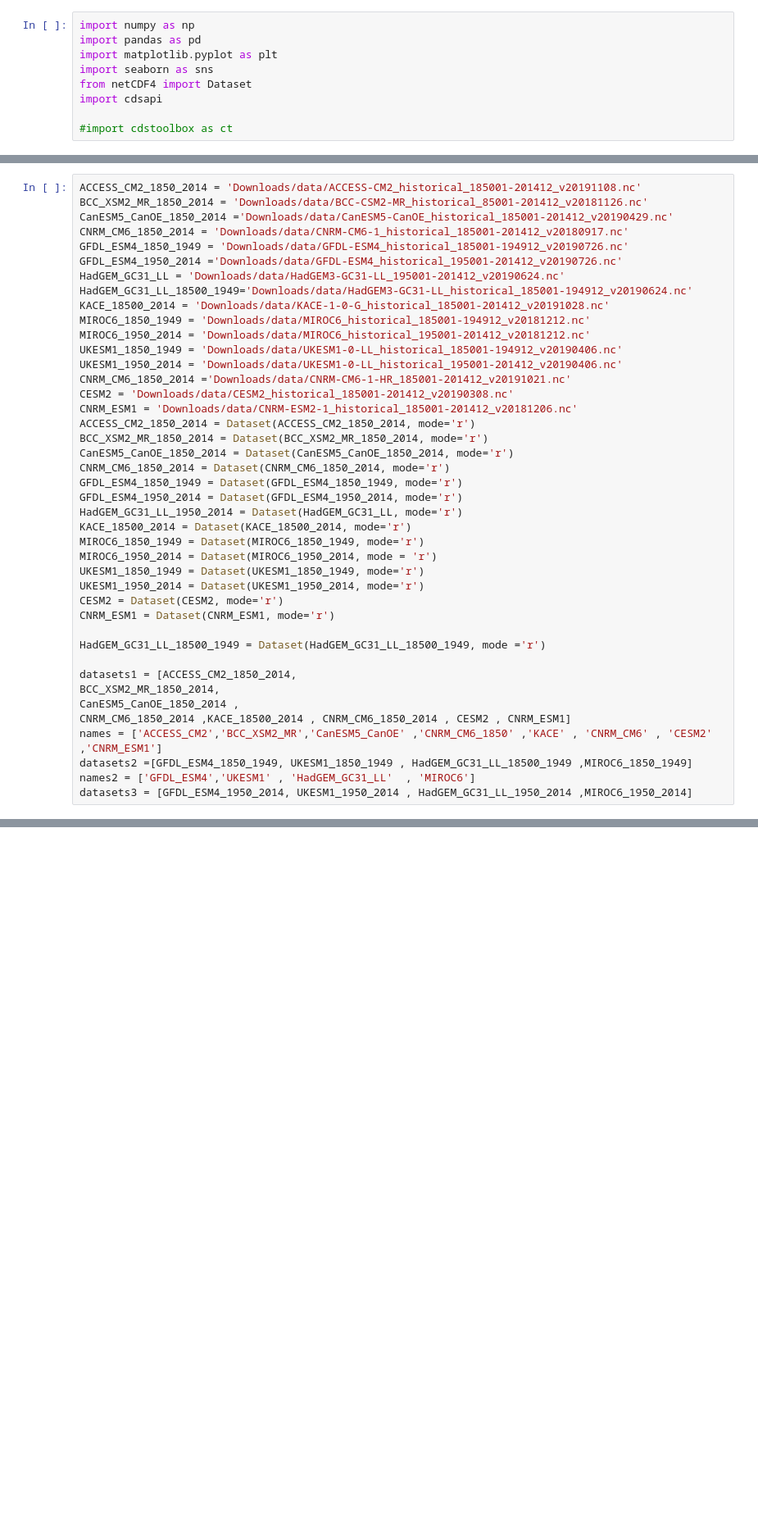
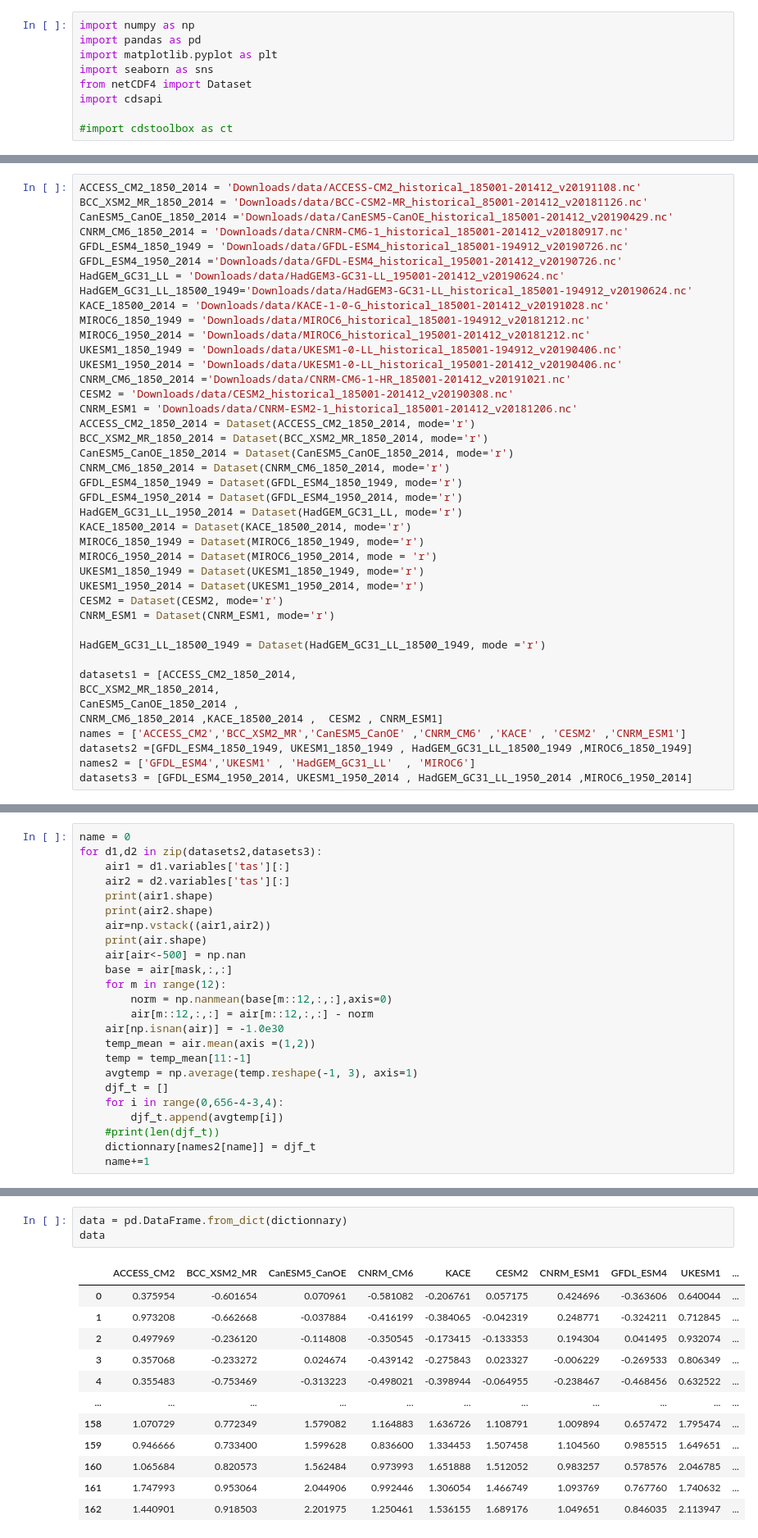
Before and after one commit to dafnep/ML-Climate-Final-Project-Template, a Jupyter notebook: src/Convert_to_anomalies.ipynb, the cells around one changed output, grey strips where cells are left out. Shown at 82% size. Saved outputs shown, nothing was run; the diff lists cells and outputs as text; blank space fills up the shorter version.

```diff
--- a/src/Convert_to_anomalies.ipynb
+++ b/src/Convert_to_anomalies.ipynb
@@ -96,8 +94,8 @@ HadGEM_GC31_LL_18500_1949 = Dataset(HadGEM_GC31_LL_18500_1949, mode ='r')
 datasets1 = [ACCESS_CM2_1850_2014,
 BCC_XSM2_MR_1850_2014,
 CanESM5_CanOE_1850_2014 ,
-CNRM_CM6_1850_2014 ,KACE_18500_2014 , CNRM_CM6_1850_2014 , CESM2 , CNRM_ESM1]
-names = ['ACCESS_CM2','BCC_XSM2_MR','CanESM5_CanOE' ,'CNRM_CM6_1850' ,'KACE' , 'CNRM_CM6' , 'CESM2' ,'CNRM_ESM1']
+CNRM_CM6_1850_2014 ,KACE_18500_2014 ,  CESM2 , CNRM_ESM1]
+names = ['ACCESS_CM2','BCC_XSM2_MR','CanESM5_CanOE' ,'CNRM_CM6' ,'KACE' , 'CESM2' ,'CNRM_ESM1']
 datasets2 =[GFDL_ESM4_1850_1949, UKESM1_1850_1949 , HadGEM_GC31_LL_18500_1949 ,MIROC6_1850_1949]
 names2 = ['GFDL_ESM4','UKESM1' , 'HadGEM_GC31_LL'  , 'MIROC6']
 datasets3 = [GFDL_ESM4_1950_2014, UKESM1_1950_2014 , HadGEM_GC31_LL_1950_2014 ,MIROC6_1950_2014]
@@ -218,0 +134,24 @@ filling on, default _FillValue of 9.969209968386869e+36 used}
+# %%
+name = 0
+for d1,d2 in zip(datasets2,datasets3):
+    air1 = d1.variables['tas'][:]
+    air2 = d2.variables['tas'][:]
+    print(air1.shape)
+    print(air2.shape)
+    air=np.vstack((air1,air2))
+    print(air.shape)
+    air[air<-500] = np.nan
+    base = air[mask,:,:]
+    for m in range(12):
+        norm = np.nanmean(base[m::12,:,:],axis=0)
+        air[m::12,:,:] = air[m::12,:,:] - norm
+    air[np.isnan(air)] = -1.0e30
+    temp_mean = air.mean(axis =(1,2))
+    temp = temp_mean[11:-1]
+    avgtemp = np.average(temp.reshape(-1, 3), axis=1)
+    djf_t = []
+    for i in range(0,656-4-3,4):
+        djf_t.append(avgtemp[i])
+    #print(len(djf_t))
+    dictionnary[names2[name]] = djf_t
+    name+=1
@@ -218,0 +184,16 @@ filling on, default _FillValue of 9.969209968386869e+36 used}
+# %%
+data = pd.DataFrame.from_dict(dictionnary)
+data
+# %% [output]
+|  | ACCESS_CM2 | BCC_XSM2_MR | CanESM5_CanOE | CNRM_CM6 | KACE | CESM2 | CNRM_ESM1 | GFDL_ESM4 | UKESM1 | ... |
+| 0 | 0.375954 | -0.601654 | 0.070961 | -0.581082 | -0.206761 | 0.057175 | 0.424696 | -0.363606 | 0.640044 | ... |
+| 1 | 0.973208 | -0.662668 | -0.037884 | -0.416199 | -0.384065 | -0.042319 | 0.248771 | -0.324211 | 0.712845 | ... |
+| 2 | 0.497969 | -0.236120 | -0.114808 | -0.350545 | -0.173415 | -0.133353 | 0.194304 | 0.041495 | 0.932074 | ... |
+| 3 | 0.357068 | -0.233272 | 0.024674 | -0.439142 | -0.275843 | 0.023327 | -0.006229 | -0.269533 | 0.806349 | ... |
+| 4 | 0.355483 | -0.753469 | -0.313223 | -0.498021 | -0.398944 | -0.064955 | -0.238467 | -0.468456 | 0.632522 | ... |
+| ... | ... | ... | ... | ... | ... | ... | ... | ... | ... | ... |
+| 158 | 1.070729 | 0.772349 | 1.579082 | 1.164883 | 1.636726 | 1.108791 | 1.009894 | 0.657472 | 1.795474 | ... |
+| 159 | 0.946666 | 0.733400 | 1.599628 | 0.836600 | 1.334453 | 1.507458 | 1.104560 | 0.985515 | 1.649651 | ... |
+| 160 | 1.065684 | 0.820573 | 1.562484 | 0.973993 | 1.651888 | 1.512052 | 0.983257 | 0.578576 | 2.046785 | ... |
+| 161 | 1.747993 | 0.953064 | 2.044906 | 0.992446 | 1.306054 | 1.466749 | 1.093769 | 0.767760 | 1.740632 | ... |
+| 162 | 1.440901 | 0.918503 | 2.201975 | 1.250461 | 1.536155 | 1.689176 | 1.049651 | 0.846035 | 2.113947 | ... |
```
Also changed, not shown: parts of 22 cells of this notebook, 9 other files.
